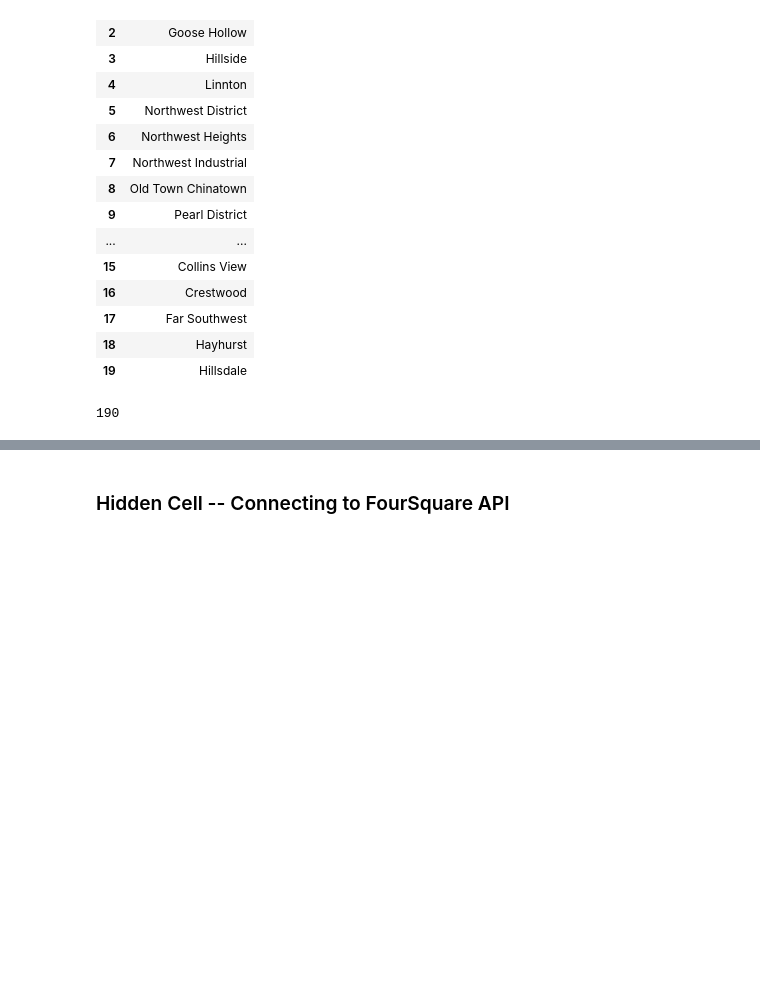
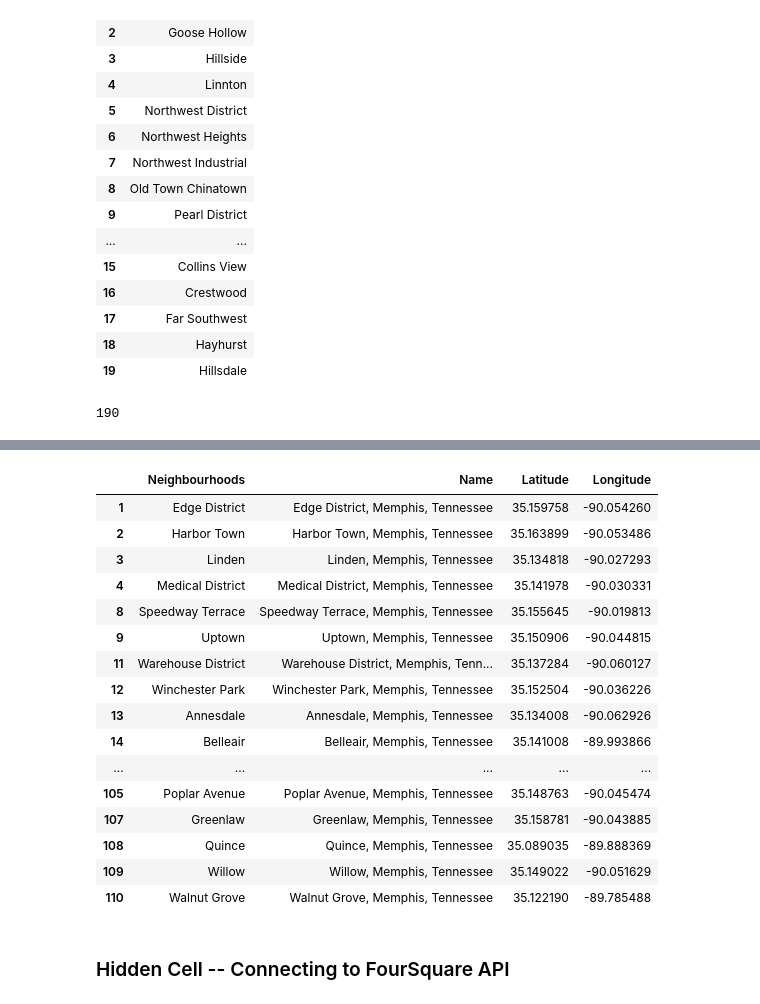
Before and after one commit to Daylen-Mackey/Data_Science_Capstone, a Jupyter notebook: Data Science Capstone.ipynb, the cells around one changed output, grey strips where cells are left out. Cells and saved outputs as stored; diff of their text form; code cells hidden in the pictures; blank space fills up the shorter version.

```diff
--- a/Data Science Capstone.ipynb
+++ b/Data Science Capstone.ipynb
@@ -151,3 +151,6 @@ mCopy.tail(15)
 | 108 | Quince |
 | 109 | Willow |
 | 110 | Walnut Grove |
+# %%
+mCopy['Name'] = mCopy['Neighbourhoods'] + ', Memphis, Tennessee'
+mCopy.tail()
@@ -153,0 +164,3 @@ mCopy.tail(15)
+# %%
+# Meanial Data Cleaning
+mCopy.loc[mCopy['Neighbourhoods'] == 'University Street Neighborhood','Neighbourhoods'] = 'University Street'
@@ -154,3 +182,6 @@ mCopy.tail(15)
+# %%
+mCopy['Latitude'] = mLat
+mCopy['Longitude'] = mLong
 # %% [markdown]
 ## Portland Neighbourhoods
 # %%
@@ -301,3 +297,24 @@ mNeigh
+# %%
+mLoc = mCopy.dropna()
+mLoc
+# %% [output]
+|  | Neighbourhoods | Name | Latitude | Longitude |
+| 1 | Edge District | Edge District, Memphis, Tennessee | 35.159758 | -90.054260 |
+| 2 | Harbor Town | Harbor Town, Memphis, Tennessee | 35.163899 | -90.053486 |
+| 3 | Linden | Linden, Memphis, Tennessee | 35.134818 | -90.027293 |
+| 4 | Medical District | Medical District, Memphis, Tennessee | 35.141978 | -90.030331 |
+| 8 | Speedway Terrace | Speedway Terrace, Memphis, Tennessee | 35.155645 | -90.019813 |
+| 9 | Uptown | Uptown, Memphis, Tennessee | 35.150906 | -90.044815 |
+| 11 | Warehouse District | Warehouse District, Memphis, Tenn... | 35.137284 | -90.060127 |
+| 12 | Winchester Park | Winchester Park, Memphis, Tennessee | 35.152504 | -90.036226 |
+| 13 | Annesdale | Annesdale, Memphis, Tennessee | 35.134008 | -90.062926 |
+| 14 | Belleair | Belleair, Memphis, Tennessee | 35.141008 | -89.993866 |
+| ... | ... | ... | ... | ... |
+| 105 | Poplar Avenue | Poplar Avenue, Memphis, Tennessee | 35.148763 | -90.045474 |
+| 107 | Greenlaw | Greenlaw, Memphis, Tennessee | 35.158781 | -90.043885 |
+| 108 | Quince | Quince, Memphis, Tennessee | 35.089035 | -89.888369 |
+| 109 | Willow | Willow, Memphis, Tennessee | 35.149022 | -90.051629 |
+| 110 | Walnut Grove | Walnut Grove, Memphis, Tennessee | 35.122190 | -89.785488 |
 # %% [markdown]
 ### Hidden Cell -- Connecting to FourSquare API
 # %%
```
Also changed, not shown: parts of 17 cells of this notebook.
